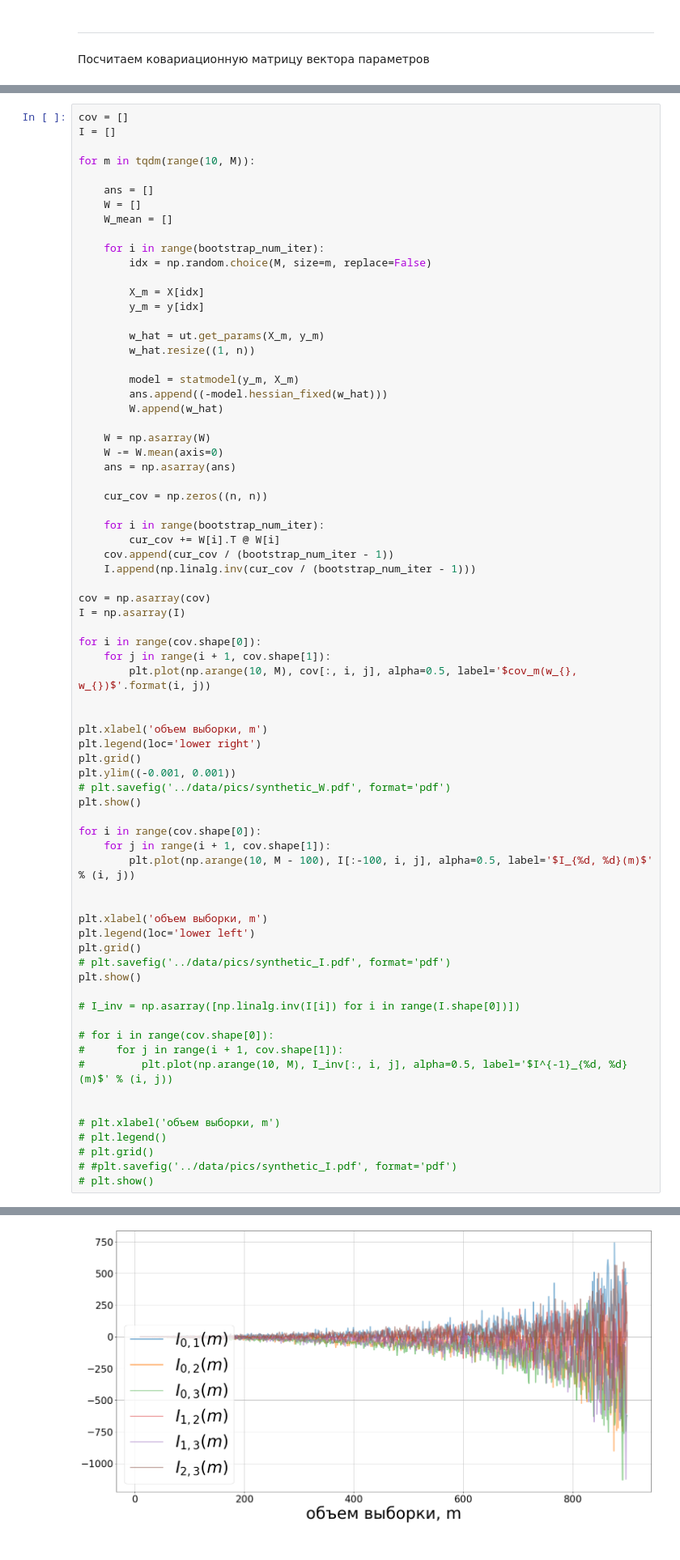
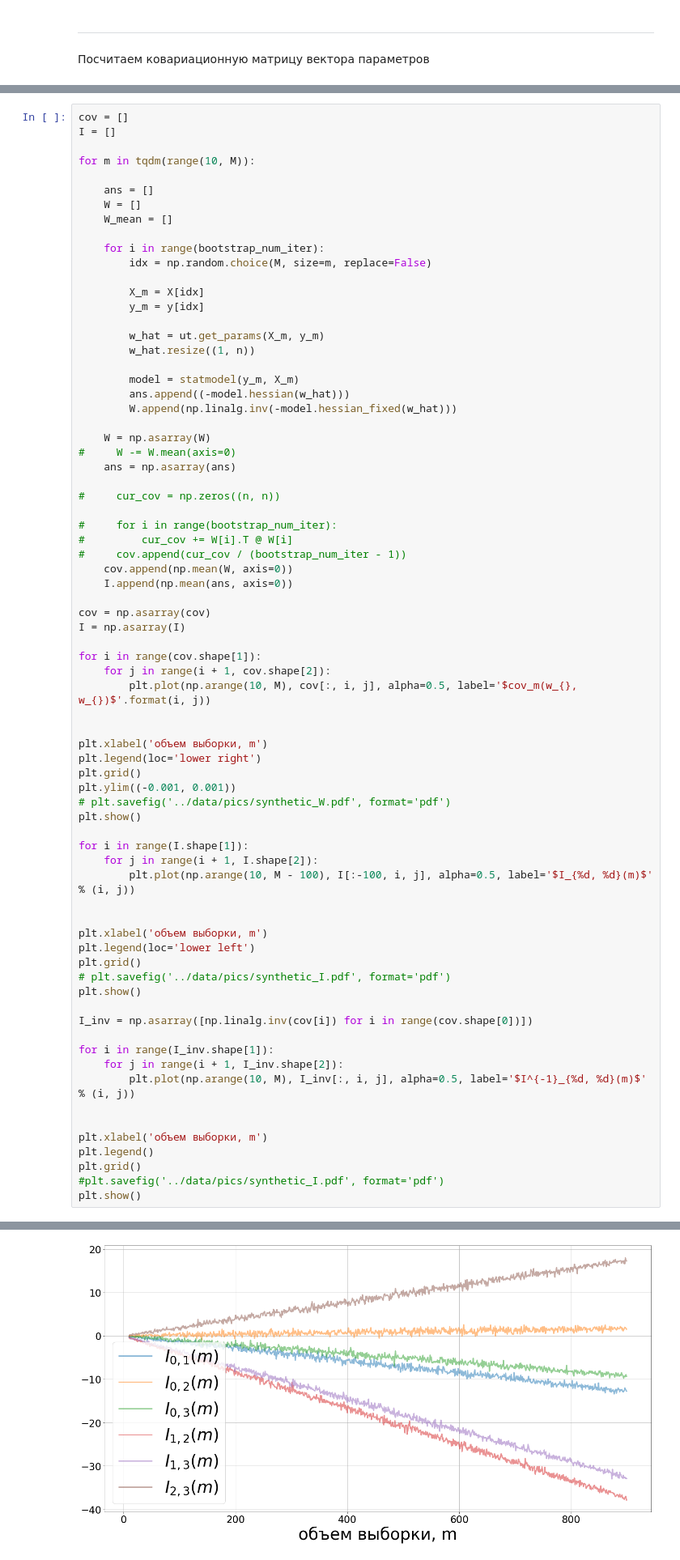
Before and after one commit to Intelligent-Systems-Phystech/2019-Project-44, a Jupyter notebook: code/synthetic.ipynb, the cells around one changed output, grey strips where cells are left out. Shown at 81% size. Saved outputs shown, nothing was run; the diff lists cells and outputs as text.

```diff
--- a/code/synthetic.ipynb
+++ b/code/synthetic.ipynb
@@ -128,25 +134,26 @@ for m in tqdm(range(10, M)):
         w_hat.resize((1, n))
 
         model = statmodel(y_m, X_m)
-        ans.append((-model.hessian_fixed(w_hat)))
-        W.append(w_hat)
+        ans.append((-model.hessian(w_hat)))
+        W.append(np.linalg.inv(-model.hessian_fixed(w_hat)))
 
     W = np.asarray(W)
-    W -= W.mean(axis=0)
+#     W -= W.mean(axis=0)
     ans = np.asarray(ans)
 
-    cur_cov = np.zeros((n, n))
+#     cur_cov = np.zeros((n, n))
 
-    for i in range(bootstrap_num_iter):
-        cur_cov += W[i].T @ W[i]
-    cov.append(cur_cov / (bootstrap_num_iter - 1))
-    I.append(np.linalg.inv(cur_cov / (bootstrap_num_iter - 1)))
+#     for i in range(bootstrap_num_iter):
+#         cur_cov += W[i].T @ W[i]
+#     cov.append(cur_cov / (bootstrap_num_iter - 1))
+    cov.append(np.mean(W, axis=0))
+    I.append(np.mean(ans, axis=0))
 
 cov = np.asarray(cov)
 I = np.asarray(I)
 
-for i in range(cov.shape[0]):
-    for j in range(i + 1, cov.shape[1]):
+for i in range(cov.shape[1]):
+    for j in range(i + 1, cov.shape[2]):
         plt.plot(np.arange(10, M), cov[:, i, j], alpha=0.5, label='$cov_m(w_{}, w_{})$'.format(i, j))
 
 
@@ -157,8 +164,8 @@ plt.ylim((-0.001, 0.001))
 # plt.savefig('../data/pics/synthetic_W.pdf', format='pdf')
 plt.show()
 
-for i in range(cov.shape[0]):
-    for j in range(i + 1, cov.shape[1]):
+for i in range(I.shape[1]):
+    for j in range(i + 1, I.shape[2]):
         plt.plot(np.arange(10, M - 100), I[:-100, i, j], alpha=0.5, label='$I_{%d, %d}(m)$' % (i, j))
 
 
@@ -168,16 +175,16 @@ plt.grid()
 # plt.savefig('../data/pics/synthetic_I.pdf', format='pdf')
 plt.show()
 
-# I_inv = np.asarray([np.linalg.inv(I[i]) for i in range(I.shape[0])])
+I_inv = np.asarray([np.linalg.inv(cov[i]) for i in range(cov.shape[0])])
 
-# for i in range(cov.shape[0]):
-#     for j in range(i + 1, cov.shape[1]):
-#         plt.plot(np.arange(10, M), I_inv[:, i, j], alpha=0.5, label='$I^{-1}_{%d, %d}(m)$' % (i, j))
+for i in range(I_inv.shape[1]):
+    for j in range(i + 1, I_inv.shape[2]):
+        plt.plot(np.arange(10, M), I_inv[:, i, j], alpha=0.5, label='$I^{-1}_{%d, %d}(m)$' % (i, j))
 
 
-# plt.xlabel('объем выборки, m')
-# plt.legend()
-# plt.grid()
-# #plt.savefig('../data/pics/synthetic_I.pdf', format='pdf')
-# plt.show()
+plt.xlabel('объем выборки, m')
+plt.legend()
+plt.grid()
+#plt.savefig('../data/pics/synthetic_I.pdf', format='pdf')
+plt.show()
 # %% [output]
@@ -185 +193 @@ plt.show()
-[figure, old version]
+[figure, new version]
```
Also changed, not shown: parts of 8 cells of this notebook, 29 other files.
